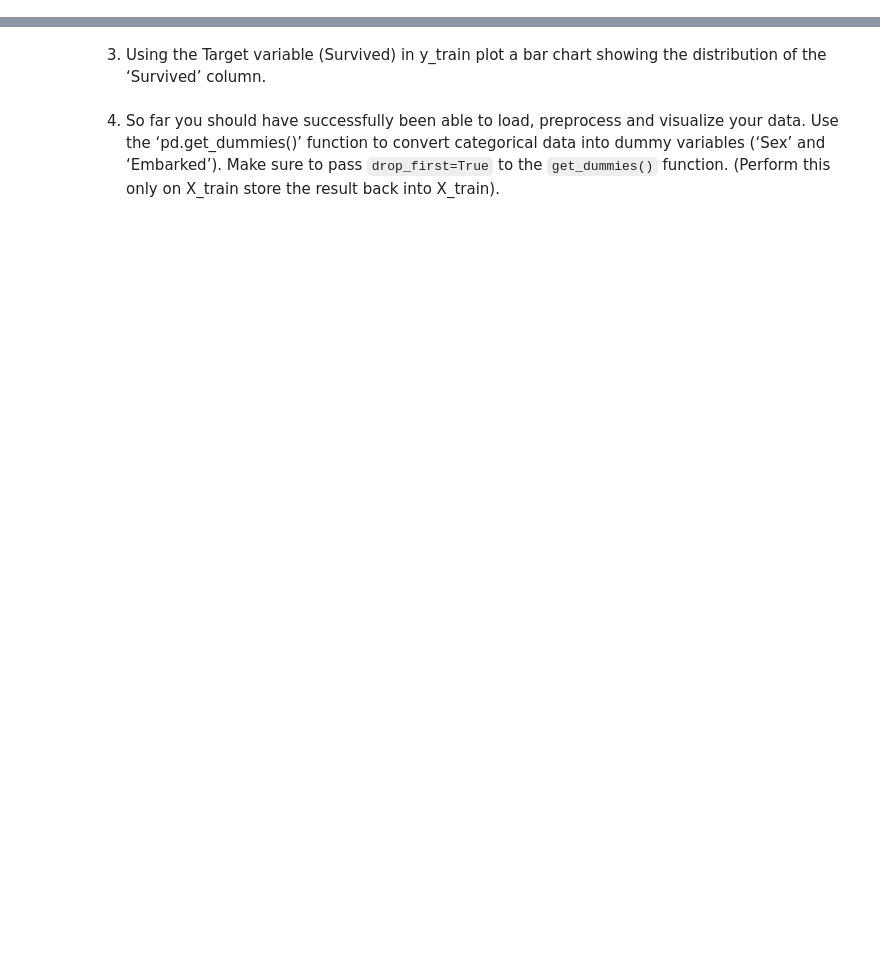
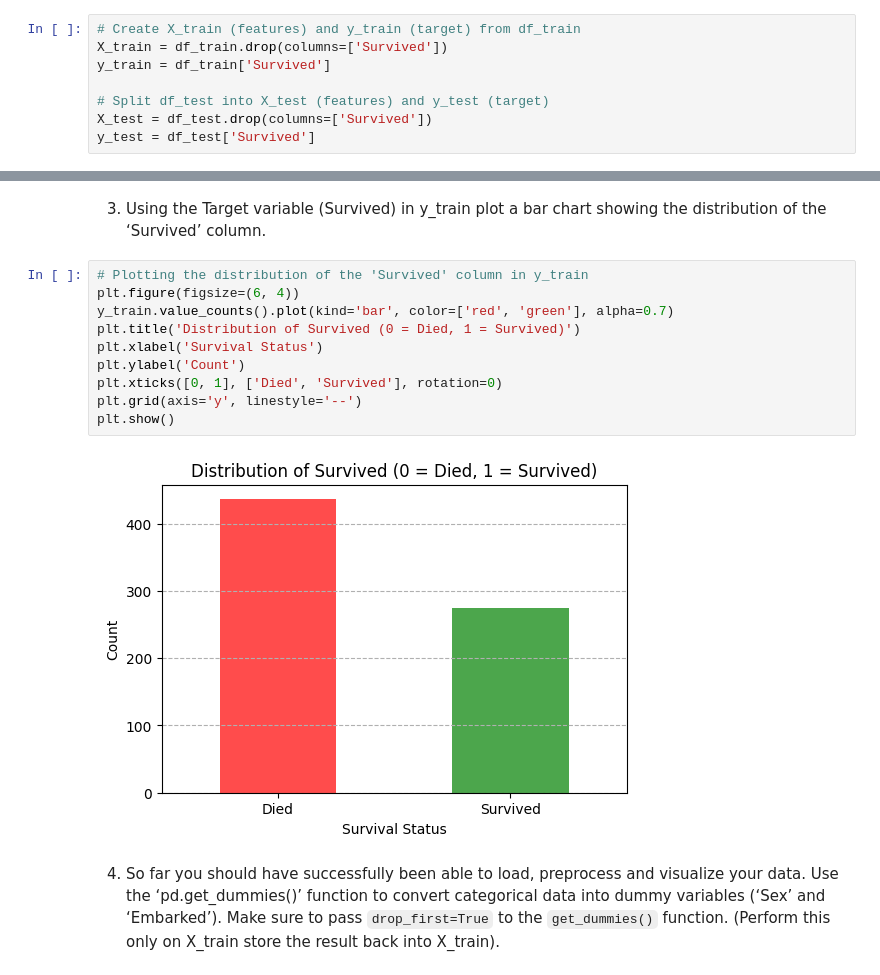
Before and after one commit to TRIPLE-A332/Stevens_IT-MS_in_CS, a Jupyter notebook: FALL_24/CS556_Mathematical_ML/HW/hw3/Q2/Q2.ipynb, the cells around one changed output, grey strips where cells are left out. Drawn from its saved outputs; the diff is of its cells as text; blank space fills up the shorter version.

```diff
--- a/FALL_24/CS556_Mathematical_ML/HW/hw3/Q2/Q2.ipynb
+++ b/FALL_24/CS556_Mathematical_ML/HW/hw3/Q2/Q2.ipynb
@@ -59,6 +119,14 @@ Use the ‘dropna()’ function to drop any remaining rows that consist of NA va
 # %% [markdown]
 7. Your task is to use the feature columns to predict the target column. This can be cast as a classification problem.
 8. Create a pandas dataframe X_train of features (by dropping the ‘Survival’ column from the df_train dataframe). Create a pandas Series object of targets y_train (by only considering the ‘Survival’ column from the df_train dataframe). Moving forward, we will be working with X_train and y_train. At this point also split the df_test into X_test and y_test by dropping the ‘Survival’ column and storing the features into X_test. Store the ‘Survival’ column in y_test.
+# %%
+# Create X_train (features) and y_train (target) from df_train
+X_train = df_train.drop(columns=['Survived'])
+y_train = df_train['Survived']
+
+# Split df_test into X_test (features) and y_test (target)
+X_test = df_test.drop(columns=['Survived'])
+y_test = df_test['Survived']
 # %% [markdown]
 #### ii. Data Visualization
 
@@ -68,4 +176,16 @@ Use the ‘dropna()’ function to drop any remaining rows that consist of NA va
 # %% [markdown]
 3. Using the Target variable (Survived) in y_train plot a bar chart showing the distribution of the ‘Survived’ column.
+# %%
+# Plotting the distribution of the 'Survived' column in y_train
+plt.figure(figsize=(6, 4))
+y_train.value_counts().plot(kind='bar', color=['red', 'green'], alpha=0.7)
+plt.title('Distribution of Survived (0 = Died, 1 = Survived)')
+plt.xlabel('Survival Status')
+plt.ylabel('Count')
+plt.xticks([0, 1], ['Died', 'Survived'], rotation=0)
+plt.grid(axis='y', linestyle='--')
+plt.show()
+# %% [output]
+[figure, added]
 # %% [markdown]
 4. So far you should have successfully been able to load, preprocess and visualize your data. Use the ‘pd.get_dummies()’ function to convert categorical data into dummy variables (‘Sex’ and ‘Embarked’). Make sure to pass `drop_first=True` to the `get_dummies()` function. (Perform this only on X_train store the result back into X_train).
```
Also changed, not shown: parts of 25 cells of this notebook, 4 other files.
